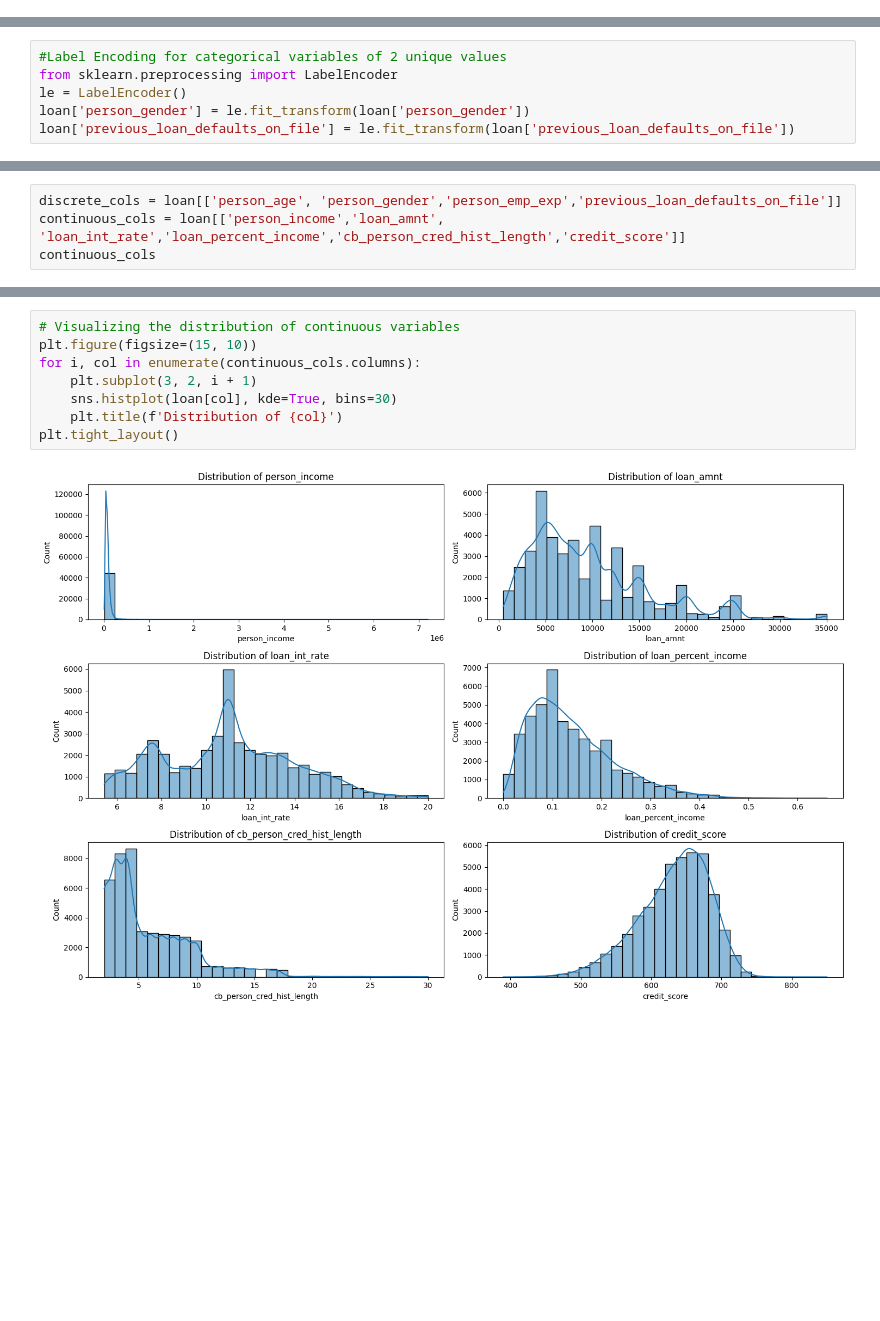
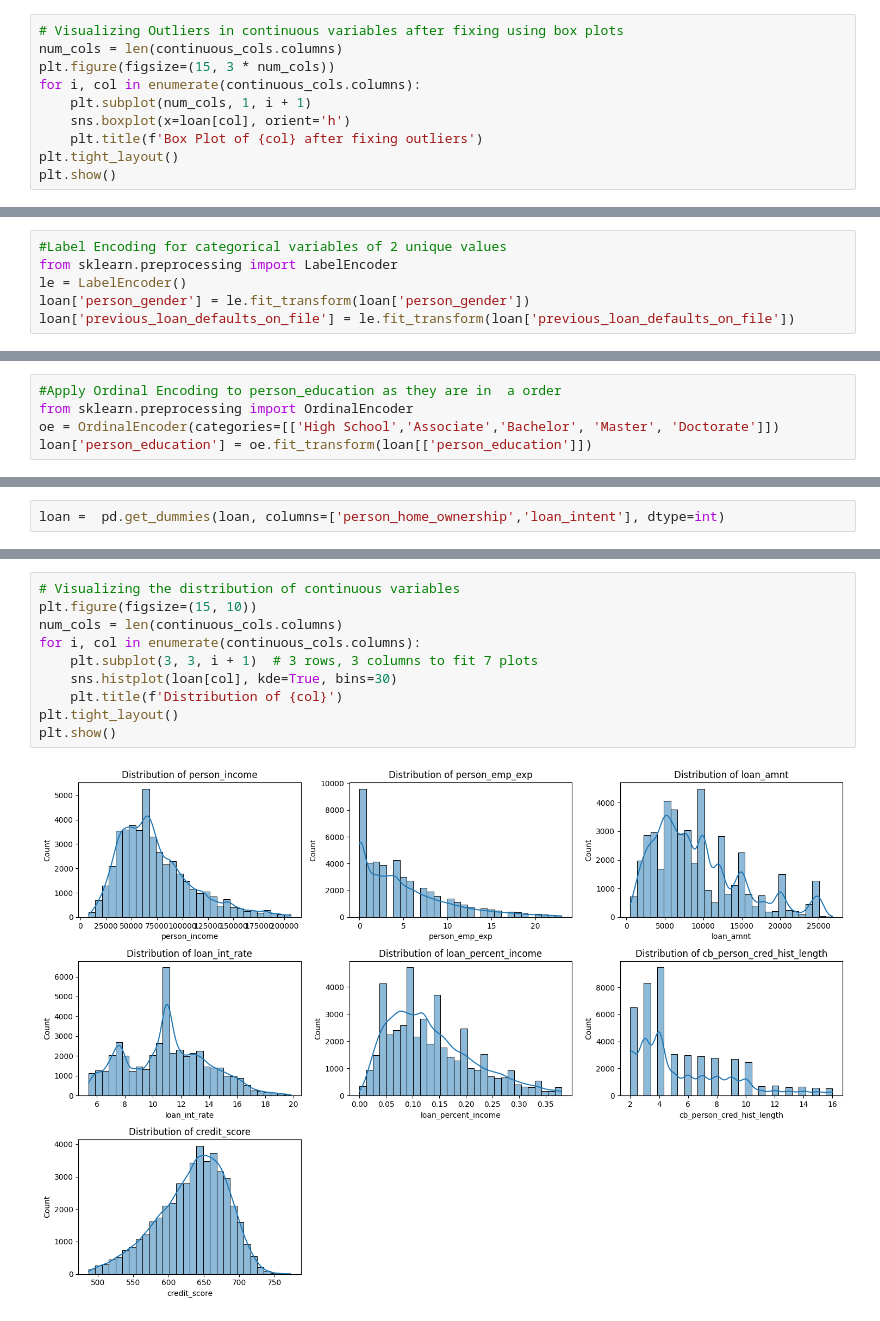
Before and after one commit to ahmed2402/Credit-Risk-Modeling, a Jupyter notebook: eda.ipynb, the cells around one changed output, grey strips where cells are left out. Saved outputs shown, nothing was run; the diff lists cells and outputs as text; blank space fills up the shorter version.

```diff
--- a/eda.ipynb
+++ b/eda.ipynb
@@ -57,0 +145,10 @@ memory usage: 4.8+ MB
+# %%
+# Visualizing Outliers in continuous variables after fixing using box plots
+num_cols = len(continuous_cols.columns)
+plt.figure(figsize=(15, 3 * num_cols))
+for i, col in enumerate(continuous_cols.columns):
+    plt.subplot(num_cols, 1, i + 1)
+    sns.boxplot(x=loan[col], orient='h')
+    plt.title(f'Box Plot of {col} after fixing outliers')
+plt.tight_layout()
+plt.show()
@@ -95,4 +182,0 @@ Index(['person_age', 'person_gender', 'person_income', 'person_emp_exp',
-# %%
-discrete_cols = loan[['person_age', 'person_gender','person_emp_exp','previous_loan_defaults_on_file']]
-continuous_cols = loan[['person_income','loan_amnt', 'loan_int_rate','loan_percent_income','cb_person_cred_hist_length','credit_score']]
-continuous_cols
@@ -112,0 +193,5 @@ continuous_cols
+# %%
+#Apply Ordinal Encoding to person_education as they are in  a order
+from sklearn.preprocessing import OrdinalEncoder
+oe = OrdinalEncoder(categories=[['High School','Associate','Bachelor', 'Master', 'Doctorate']])
+loan['person_education'] = oe.fit_transform(loan[['person_education']])
@@ -112,0 +214,2 @@ continuous_cols
+# %%
+loan =  pd.get_dummies(loan, columns=['person_home_ownership','loan_intent'], dtype=int)
@@ -113,13 +228,15 @@ continuous_cols
 # %%
 # Visualizing the distribution of continuous variables
 plt.figure(figsize=(15, 10))
+num_cols = len(continuous_cols.columns)
 for i, col in enumerate(continuous_cols.columns):
-    plt.subplot(3, 2, i + 1)
+    plt.subplot(3, 3, i + 1)  # 3 rows, 3 columns to fit 7 plots
     sns.histplot(loan[col], kde=True, bins=30)
     plt.title(f'Distribution of {col}')
 plt.tight_layout()
+plt.show()
 # %% [output]
-[figure, old version]
+[figure, new version]
 # %%
 #ranges of continuous variables
 ranges = {}
```
Also changed, not shown: parts of 26 cells of this notebook, 2 other files.
